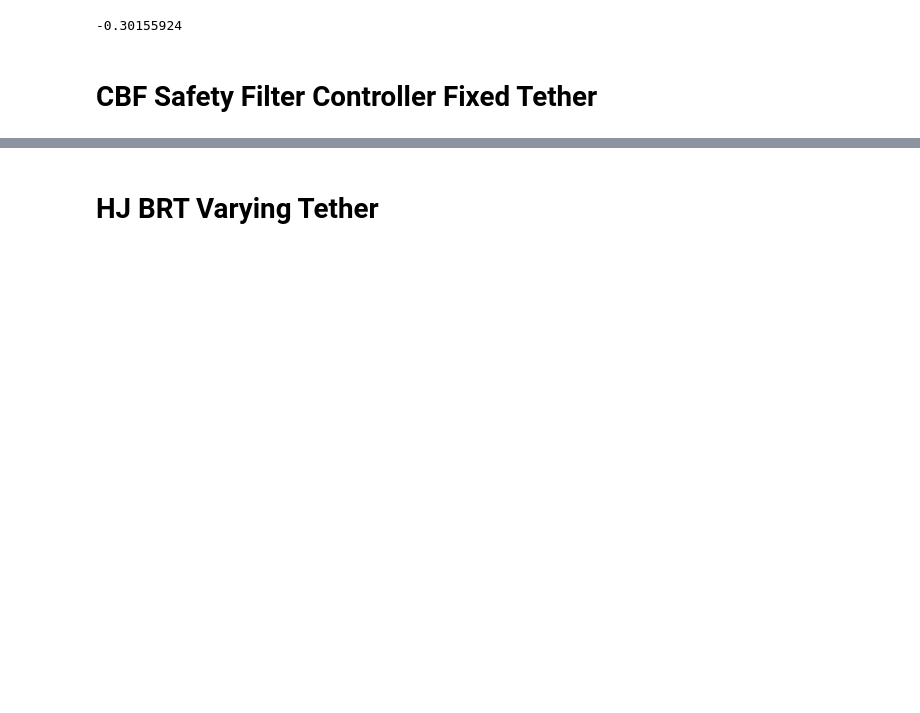
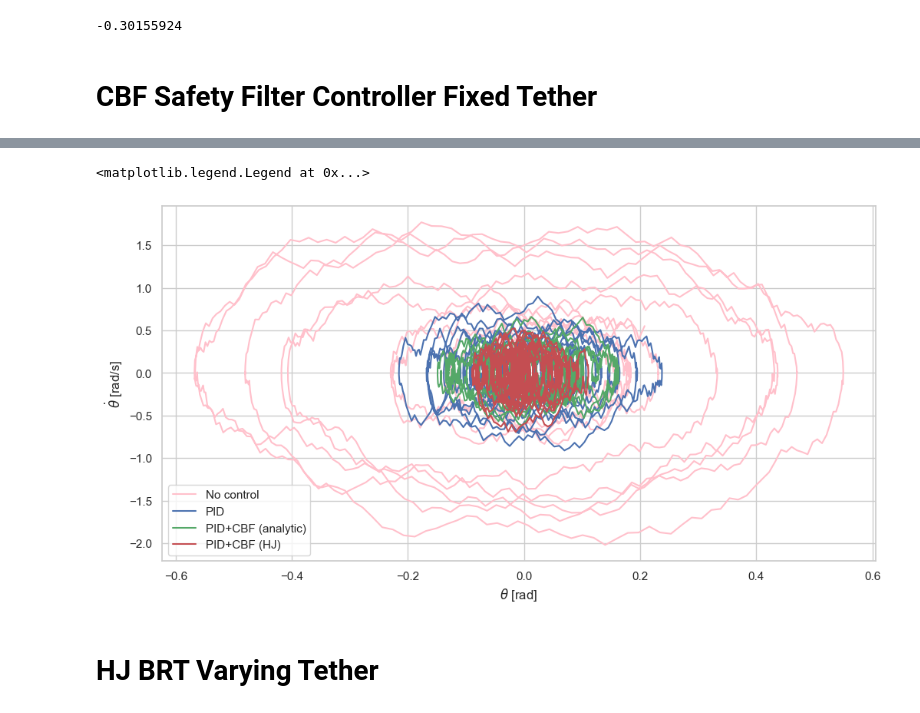
Before and after one commit to jaspermatthe/AA548-Project, a Jupyter notebook: project_QP.ipynb, the cells around one changed output, grey strips where cells are left out. Saved outputs shown, nothing was run; the diff lists cells and outputs as text; code cells hidden in the pictures; blank space fills up the shorter version.

```diff
--- a/project_QP.ipynb
+++ b/project_QP.ipynb
@@ -997,3 +997,16 @@ plt.legend()
+# %%
+plt.figure(figsize=(12, 6))
+plt.plot(xs_fixed_wind[:, 0], xs_fixed_wind[:, 1], color='pink', label='No control')
+plt.plot(pid_fixed_states[:, 0], pid_fixed_states[:, 1], 'b-', label='PID')
+plt.plot(CBF_pid_fixed_states[:, 0], CBF_pid_fixed_states[:, 1], 'g-', label='PID+CBF (analytic)')
+plt.plot(CBF_hj_pid_fixed_states[:, 0], CBF_hj_pid_fixed_states[:, 1], 'r-', label='PID+CBF (HJ)')
+plt.xlabel(r'$\theta$ [rad]')
+plt.ylabel(r'$\dot{\theta}$ [rad/s]')
+# plt.title('Phase Portrait')
+plt.legend()
+# %% [output]
+<matplotlib.legend.Legend at 0x...>
+[figure, added]
 # %% [markdown]
 # HJ BRT Varying Tether
 # %% [markdown]
```
Also changed, not shown: parts of 14 cells of this notebook, 3 other files.
